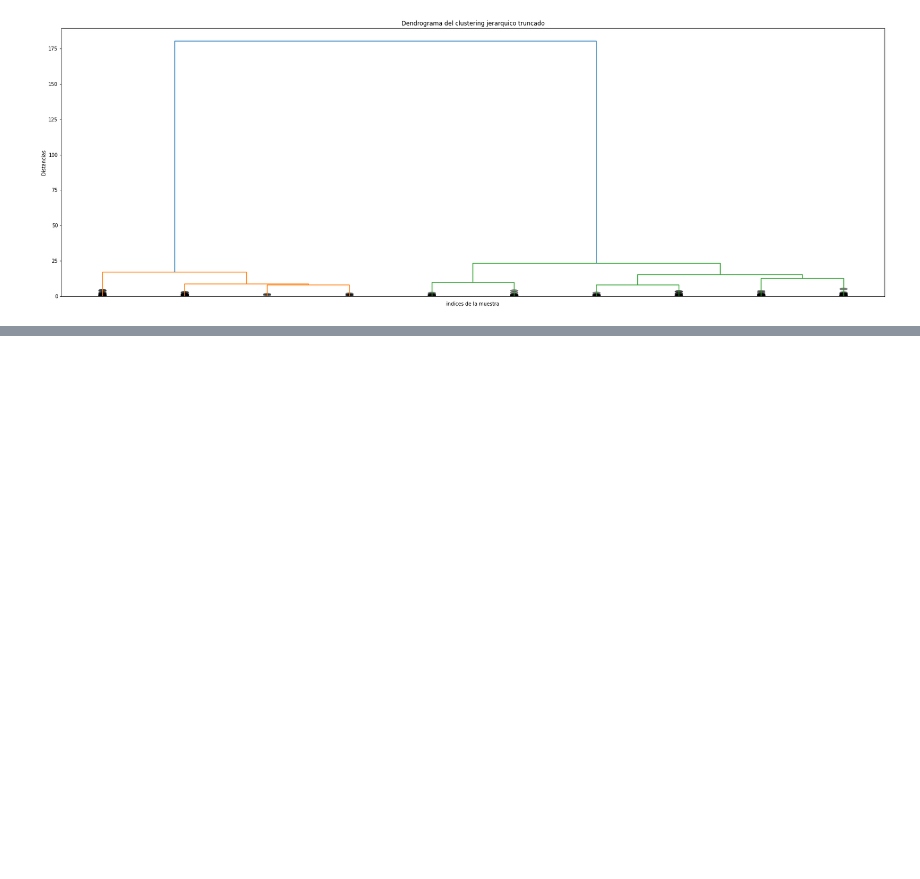
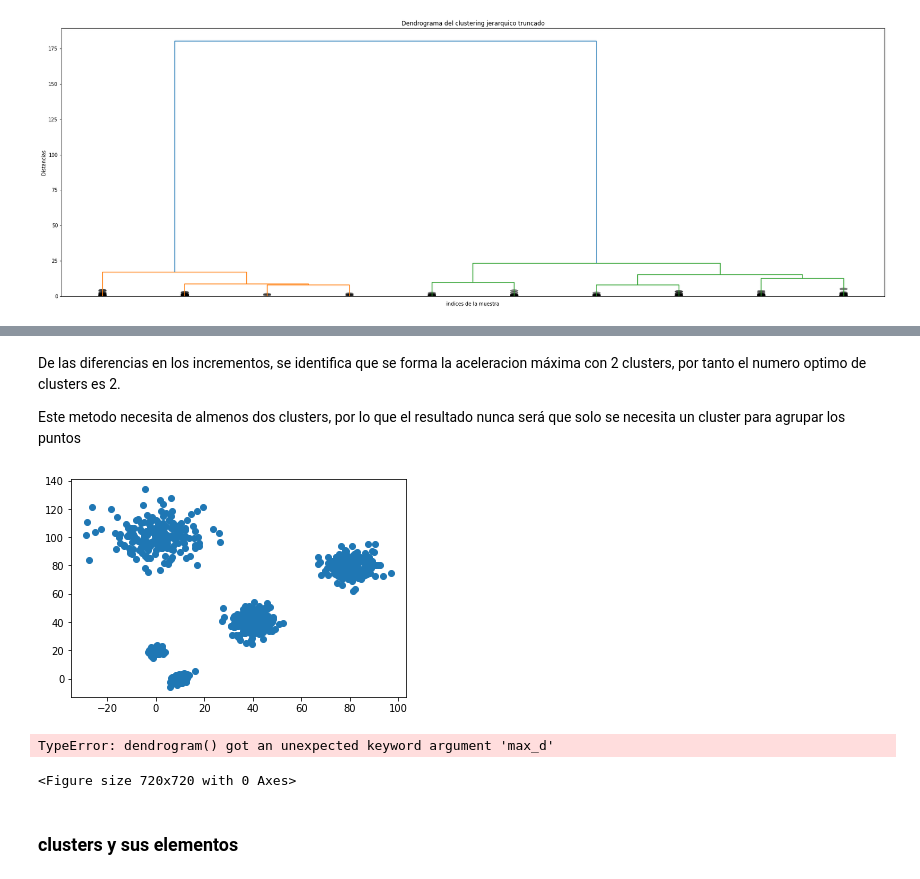
Before and after one commit to LinaTobon/ML_Couse_Udemy, a Jupyter notebook: Clustering/Clustering.ipynb, the cells around one changed output, grey strips where cells are left out. Cells and saved outputs as stored; diff of their text form; code cells hidden in the pictures; blank space fills up the shorter version.

Commit message:
metodo del codo

```diff
--- a/Clustering/Clustering.ipynb
+++ b/Clustering/Clustering.ipynb
@@ -249,0 +270,13 @@ def dendogram_tune(*args,**kwargs):
+# %% [markdown]
+De las diferencias en los incrementos, se identifica que se forma la aceleracion máxima con 2 clusters, por tanto el numero optimo de clusters es 2.
+
+Este metodo necesita de almenos dos clusters, por lo que el resultado nunca será que solo se necesita un cluster para agrupar los puntos
+# %%
+c = np.random.multivariate_normal([40,40],[[20,1],[1,30]],size=[200,])
+d = np.random.multivariate_normal([80,80],[[30,1],[1,30]],size=[200,])
+e = np.random.multivariate_normal([0,100],[[100,1],[1,100]],size=[200,])
+X2 = np.concatenate((X,c,d,e),)
+plt.scatter(X2[:,0],X2[:,1])
+plt.show()
+# %% [output]
+[figure, added]
@@ -249,0 +285,18 @@ def dendogram_tune(*args,**kwargs):
+# %%
+plt.figure(figsize=(10,10))
+
+dendogram_tune(
+    Z,
+    truncate_mode='lastp',
+    p=30,
+    leaf_rotation=90.,
+    leaf_font_size=10.,
+    show_leaf_counts=False,
+    show_contracted=True,
+    max_d=170)
+plt.show()
+# %% [output]
+TypeError: dendrogram() got an unexpected keyword argument 'max_d'
+<Figure size 720x720 with 0 Axes>
+# %% [markdown]
+### clusters y sus elementos
```
Also changed, not shown: parts of 15 cells of this notebook.
